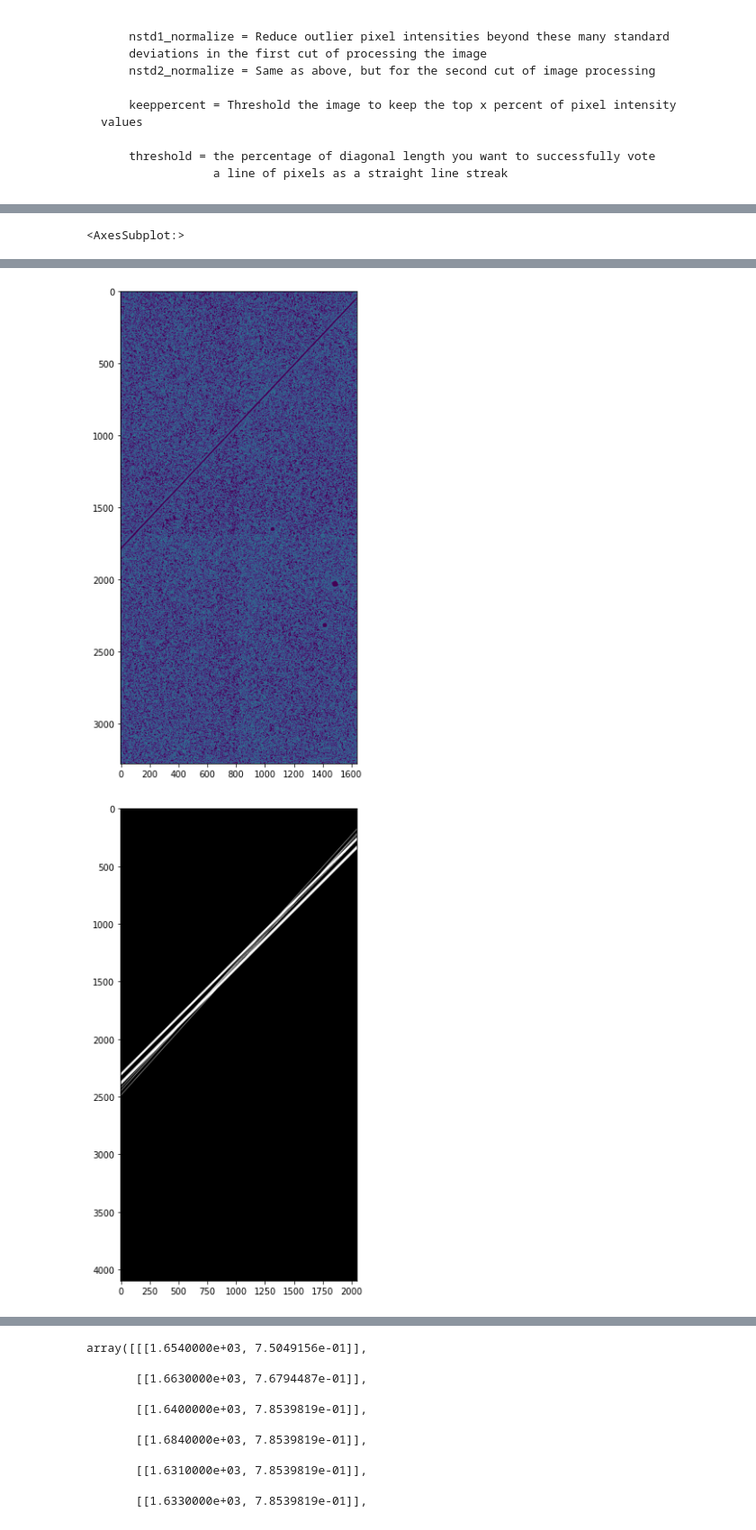
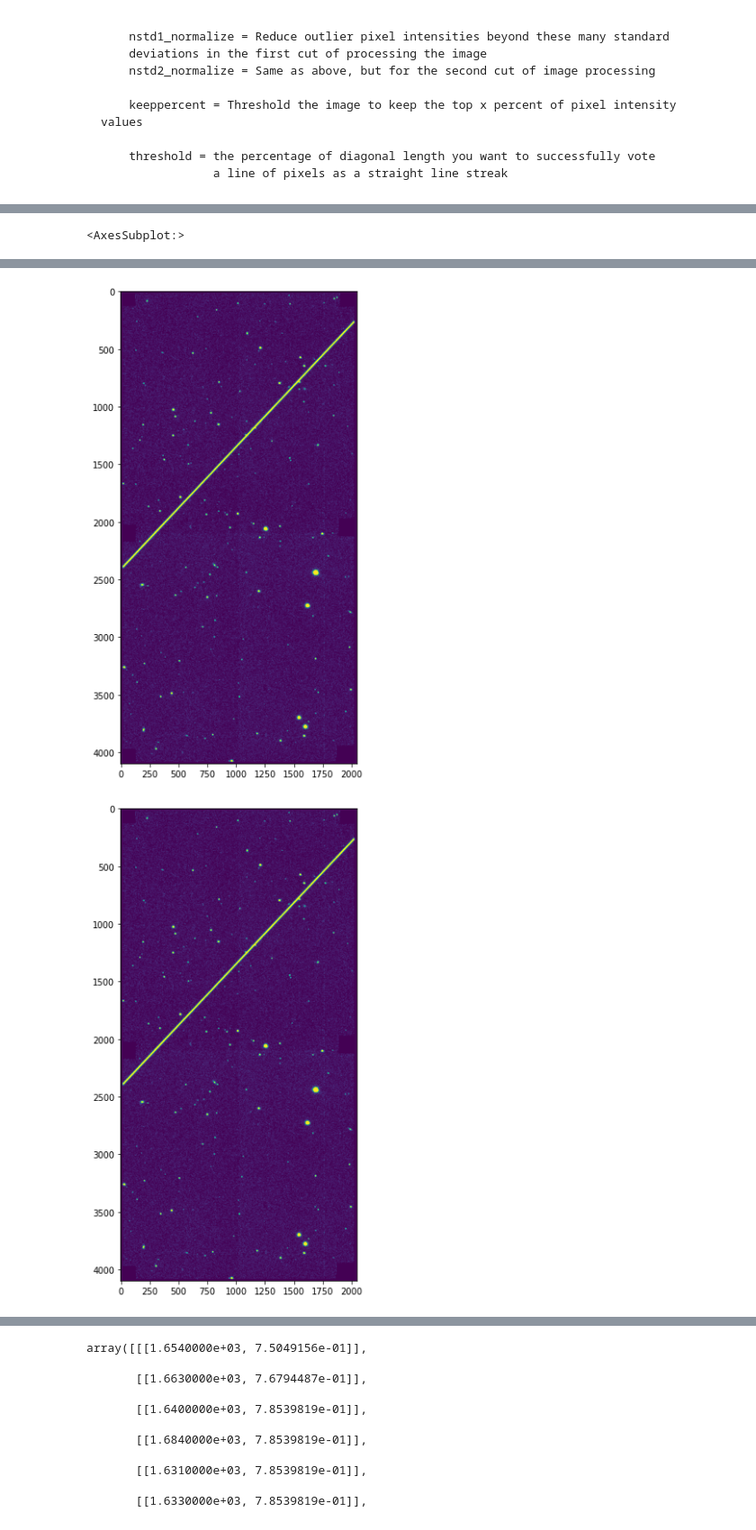
Before and after one commit to uwescience/satmetrics, a Jupyter notebook: line_detection_testing.ipynb, the cells around one changed output, grey strips where cells are left out. Shown at 90% size. Saved outputs shown, nothing was run; the diff lists cells and outputs as text; code cells hidden in the pictures.

Commit message:
median and mean images for image rotation

```diff
--- a/line_detection_testing.ipynb
+++ b/line_detection_testing.ipynb
@@ -72,14 +72,20 @@ detector.keeppercent = 0.05
 detector.threshold = 0.2
 
 #Conduct the line detection
-lined_img,edge,lines = detector.hough_transformation()
+lined_img, processed_image, thresholded_image, edges_image, lines = detector.hough_transformation()
 
 #Visualize
 print("original image")
 detector.show(img_data)
 
+print("thresholded image")
+detector.show(thresholded_image)
+
+print("processed image")
+detector.show(processed_image)
+
 print("edge detected image")
-detector.show(edge)
+detector.show(edges_image)
 
 print("Detected line")
 detector.show(lined_img)
@@ -90,12 +102,12 @@ original image
 <class 'numpy.ndarray'>
 (4096, 2048)
 edge detected image
 <class 'numpy.ndarray'>
 (3277, 1639)
 Detected line
 <class 'numpy.ndarray'>
 (4096, 2048, 3)
 <AxesSubplot:>
 [figure]
-[figure, old version]
+[figure, new version]
-[figure, old version]
+[figure, new version]
```
Also changed, not shown: parts of 5 cells of this notebook.
